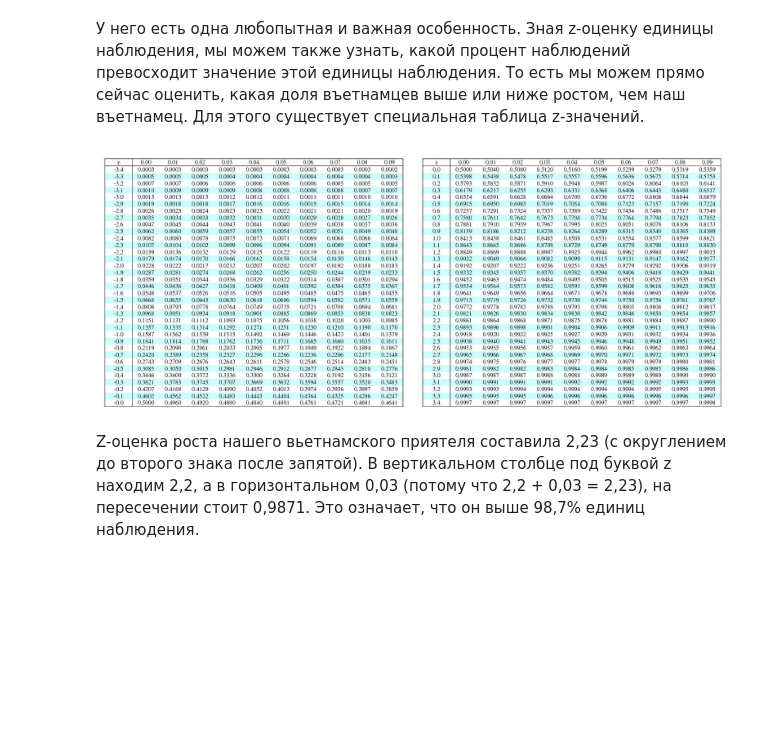
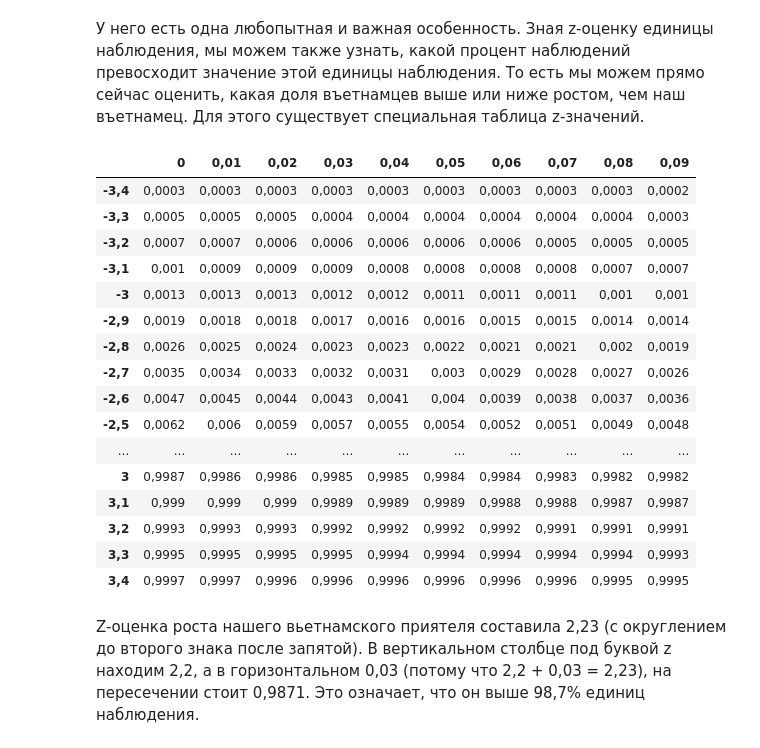
Before and after one commit to mishaberegov/statistics, a Jupyter notebook: Статистика_для_нубов.ipynb, the cells around one changed output. Drawn from its saved outputs; the diff is of its cells as text; code cells hidden in the pictures; blank space fills up the shorter version.

```diff
--- a/Статистика_для_нубов.ipynb
+++ b/Статистика_для_нубов.ipynb
@@ -496,12 +496,34 @@ plt.show()
 # %% [markdown]
 У него есть одна любопытная и важная особенность. Зная z-оценку единицы наблюдения, мы можем также узнать, какой процент наблюдений превосходит значение этой единицы наблюдения. То есть мы можем прямо сейчас оценить, какая доля въетнамцев выше или ниже ростом, чем наш въетнамец. Для этого существует специальная таблица z-значений.
 # %%
-from IPython.display import Image
-i = Image("z-table.jpg", width=800)
-i
+#Изначально хотел вставить картинку, но , пожалуй, удобнее будет использовать датафрейм
+#from IPython.display import Image
+#i = Image("z-table.jpg", width=800)
+#i
 #https://statistics.laerd.com/statistical-guides/img/normal-table-large.png
+
+z = pd.read_csv('z.csv', index_col=0, dtype={'INDEX':str})
+pd.set_option('display.max_columns', None)
+pd.set_option('display.max_rows', None)
+z
 # %% [output]
-[figure, removed]
+|  | 0 | 0,01 | 0,02 | 0,03 | 0,04 | 0,05 | 0,06 | 0,07 | 0,08 | 0,09 |
+| -3,4 | 0,0003 | 0,0003 | 0,0003 | 0,0003 | 0,0003 | 0,0003 | 0,0003 | 0,0003 | 0,0003 | 0,0002 |
+| -3,3 | 0,0005 | 0,0005 | 0,0005 | 0,0004 | 0,0004 | 0,0004 | 0,0004 | 0,0004 | 0,0004 | 0,0003 |
+| -3,2 | 0,0007 | 0,0007 | 0,0006 | 0,0006 | 0,0006 | 0,0006 | 0,0006 | 0,0005 | 0,0005 | 0,0005 |
+| -3,1 | 0,001 | 0,0009 | 0,0009 | 0,0009 | 0,0008 | 0,0008 | 0,0008 | 0,0008 | 0,0007 | 0,0007 |
+| -3 | 0,0013 | 0,0013 | 0,0013 | 0,0012 | 0,0012 | 0,0011 | 0,0011 | 0,0011 | 0,001 | 0,001 |
+| -2,9 | 0,0019 | 0,0018 | 0,0018 | 0,0017 | 0,0016 | 0,0016 | 0,0015 | 0,0015 | 0,0014 | 0,0014 |
+| -2,8 | 0,0026 | 0,0025 | 0,0024 | 0,0023 | 0,0023 | 0,0022 | 0,0021 | 0,0021 | 0,002 | 0,0019 |
+| -2,7 | 0,0035 | 0,0034 | 0,0033 | 0,0032 | 0,0031 | 0,003 | 0,0029 | 0,0028 | 0,0027 | 0,0026 |
+| -2,6 | 0,0047 | 0,0045 | 0,0044 | 0,0043 | 0,0041 | 0,004 | 0,0039 | 0,0038 | 0,0037 | 0,0036 |
+| -2,5 | 0,0062 | 0,006 | 0,0059 | 0,0057 | 0,0055 | 0,0054 | 0,0052 | 0,0051 | 0,0049 | 0,0048 |
+| ... | ... | ... | ... | ... | ... | ... | ... | ... | ... | ... |
+| 3 | 0,9987 | 0,9986 | 0,9986 | 0,9985 | 0,9985 | 0,9984 | 0,9984 | 0,9983 | 0,9982 | 0,9982 |
+| 3,1 | 0,999 | 0,999 | 0,999 | 0,9989 | 0,9989 | 0,9989 | 0,9988 | 0,9988 | 0,9987 | 0,9987 |
+| 3,2 | 0,9993 | 0,9993 | 0,9993 | 0,9992 | 0,9992 | 0,9992 | 0,9992 | 0,9991 | 0,9991 | 0,9991 |
+| 3,3 | 0,9995 | 0,9995 | 0,9995 | 0,9995 | 0,9994 | 0,9994 | 0,9994 | 0,9994 | 0,9994 | 0,9993 |
+| 3,4 | 0,9997 | 0,9997 | 0,9996 | 0,9996 | 0,9996 | 0,9996 | 0,9996 | 0,9996 | 0,9995 | 0,9995 |
 # %% [markdown]
 Z-оценка роста нашего вьетнамского приятеля составила 2,23 (с округлением до второго знака после запятой). В вертикальном столбце под буквой z находим 2,2, а в горизонтальном 0,03 (потому что 2,2 + 0,03 = 2,23), на пересечении стоит 0,9871. Это означает, что он выше 98,7% единиц наблюдения.
 # %% [markdown]
```
Also changed, not shown: parts of 18 cells of this notebook.
